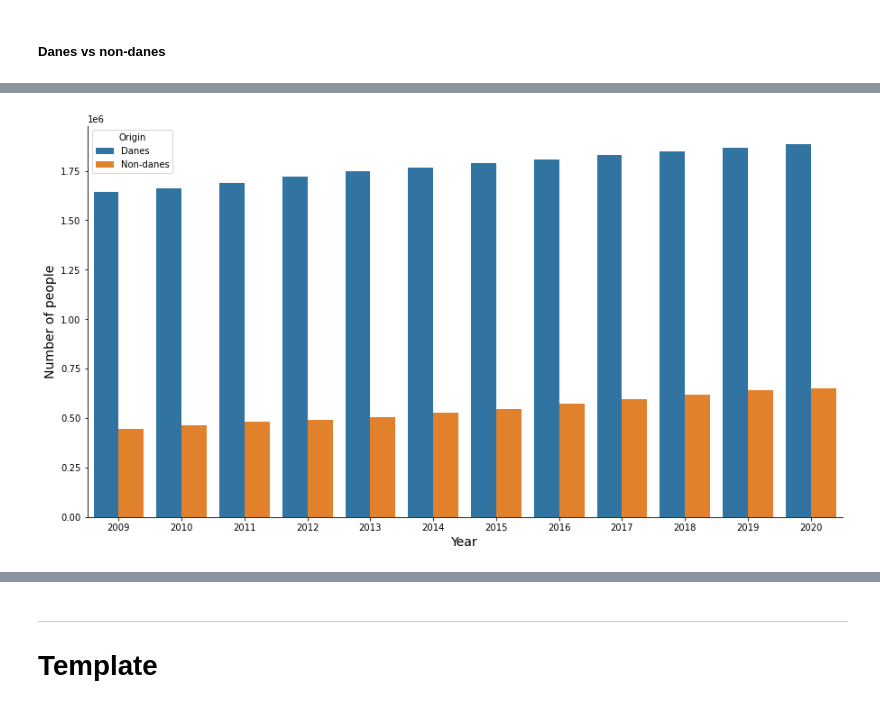
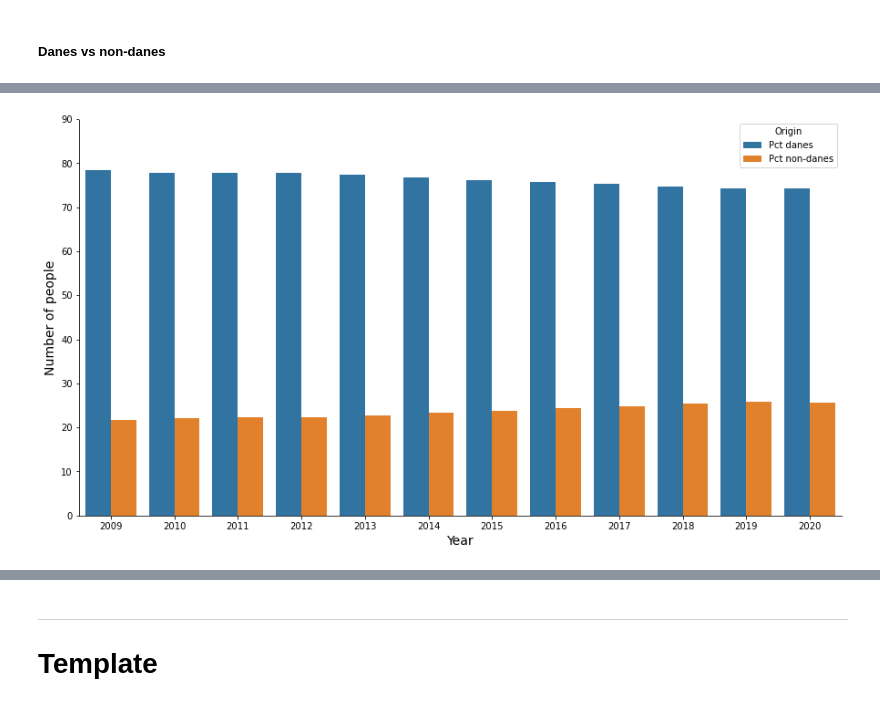
Before and after one commit to wojciechdk/social_data_analysis_and_visualization_final_project, a Jupyter notebook: preeliminary_analysis.ipynb, the cells around one changed output, grey strips where cells are left out. Drawn from its saved outputs; the diff is of its cells as text; code cells hidden in the pictures.

Commit message:
Data downloaded, ready for analysis.

```diff
--- a/preeliminary_analysis.ipynb
+++ b/preeliminary_analysis.ipynb
@@ -667,7 +589,8 @@ Get the population for each country of origin by year:
 # %%
 df_country_vs_year = (
     df_country
-    .loc[:, ['Year', 'Country of origin', 'Number of people']]
+    .loc[df_country['Quarter'] == 4,
+         ['Year', 'Country of origin', 'Number of people']]
     .groupby(['Year', 'Country of origin'])
     .sum()
     .unstack(level=1)
@@ -923,19 +880,21 @@ display(df_danes_vs_non_danes)
 # %%
 # Create a figure for the plots.
 figure, axes = plt.subplots(figsize=(15, 8))
 
 # Create the barplot for each year.
-sns.barplot(data=(df_danes_vs_non_danes[['Danes', 'Non-danes']]
+sns.barplot(data=(df_danes_vs_non_danes[['Pct danes', 'Pct non-danes']]
                   .reset_index()
                   .melt(id_vars='Year',
                         var_name='Origin',
                         value_name='Number of people')),
             x='Year',
             y='Number of people',
             hue='Origin',
             ax=axes)
 
+axes.set_ylim((0, 90))
+
 format_axes(axes)
 format_axes_annotation(axes)
 # %% [output]
-[figure, old version]
+[figure, new version]
```
Also changed, not shown: parts of 34 cells of this notebook.
